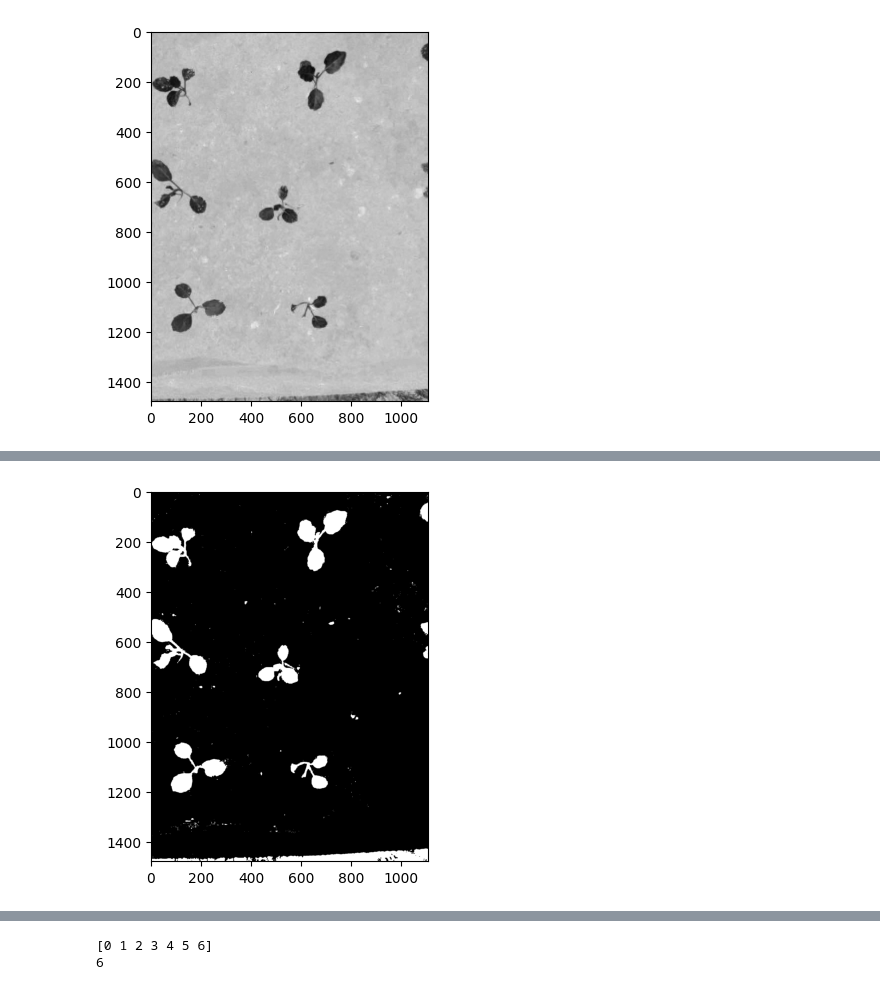
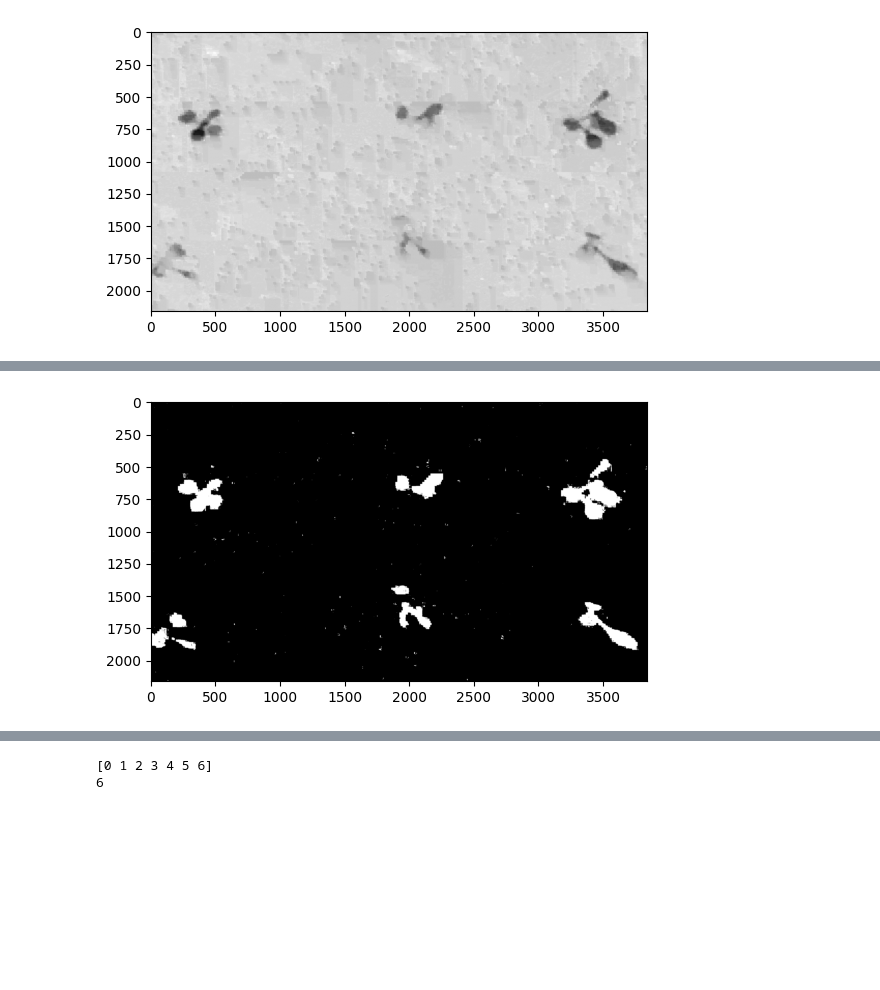
Before and after one commit to Pimmmvxg/Plant_analysis, a Jupyter notebook: notebooks/segmenting/top_view copy.ipynb, the cells around one changed output, grey strips where cells are left out. Cells and saved outputs as stored; diff of their text form; code cells hidden in the pictures; blank space fills up the shorter version.

Commit message:
update topview and side view analyze

```diff
--- a/notebooks/segmenting/top_view copy.ipynb
+++ b/notebooks/segmenting/top_view copy.ipynb
@@ -11,7 +11,7 @@ from plantcv.plantcv.analyze import color as analyze_color
 from plantcv.plantcv.visualize import obj_sizes
 # %%
 # Set input variables
-args = WorkflowInputs(images=[r"C:\Plant_analysis\notebooks\datasets\top_view\multi2.jpg"],
+args = WorkflowInputs(images=[r"C:\Cantonese\real\topview3.jpg"],
                       names="image",
                       result="plantcv_results.csv",
                       debug="plot")
@@ -32,15 +32,15 @@ colorspaces = pcv.visualize.colorspaces(rgb_img=img, original_img=False)
 # %%
 a = pcv.rgb2gray_lab(rgb_img=img, channel='a')
 # %% [output]
-[figure, old version]
+[figure, new version]
 # %%
 hist_a = pcv.visualize.histogram(img=a, bins=25)
 # %% [output]
 [interactive output not drawn]
 # %%
-a_thresh = pcv.threshold.binary(gray_img=a, threshold=120, object_type='dark')
+a_thresh = pcv.threshold.binary(gray_img=a, threshold=127, object_type='dark')
 # %% [output]
-[figure, old version]
+[figure, new version]
 # %%
 gaus = pcv.threshold.gaussian(gray_img=a, ksize=5000, offset=3,
                               object_type='dark')
```
Also changed, not shown: parts of 8 cells of this notebook, 52 other files.
